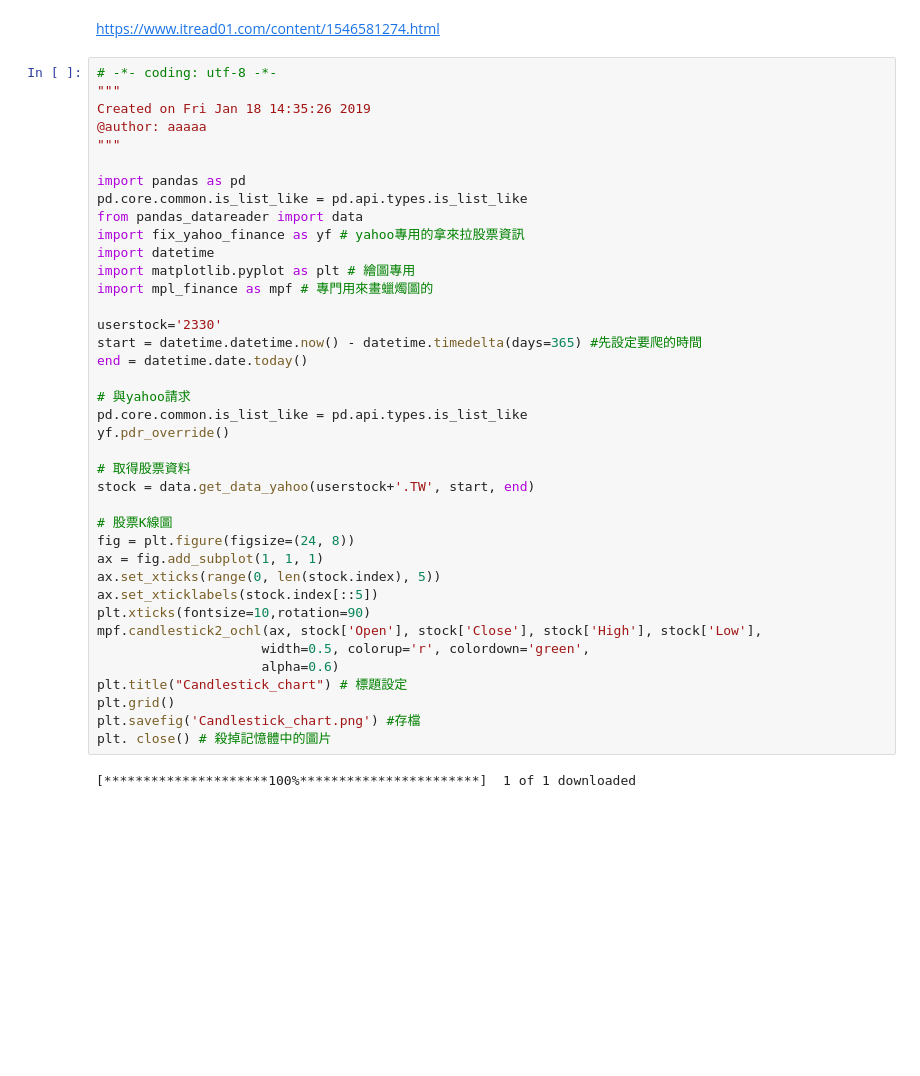
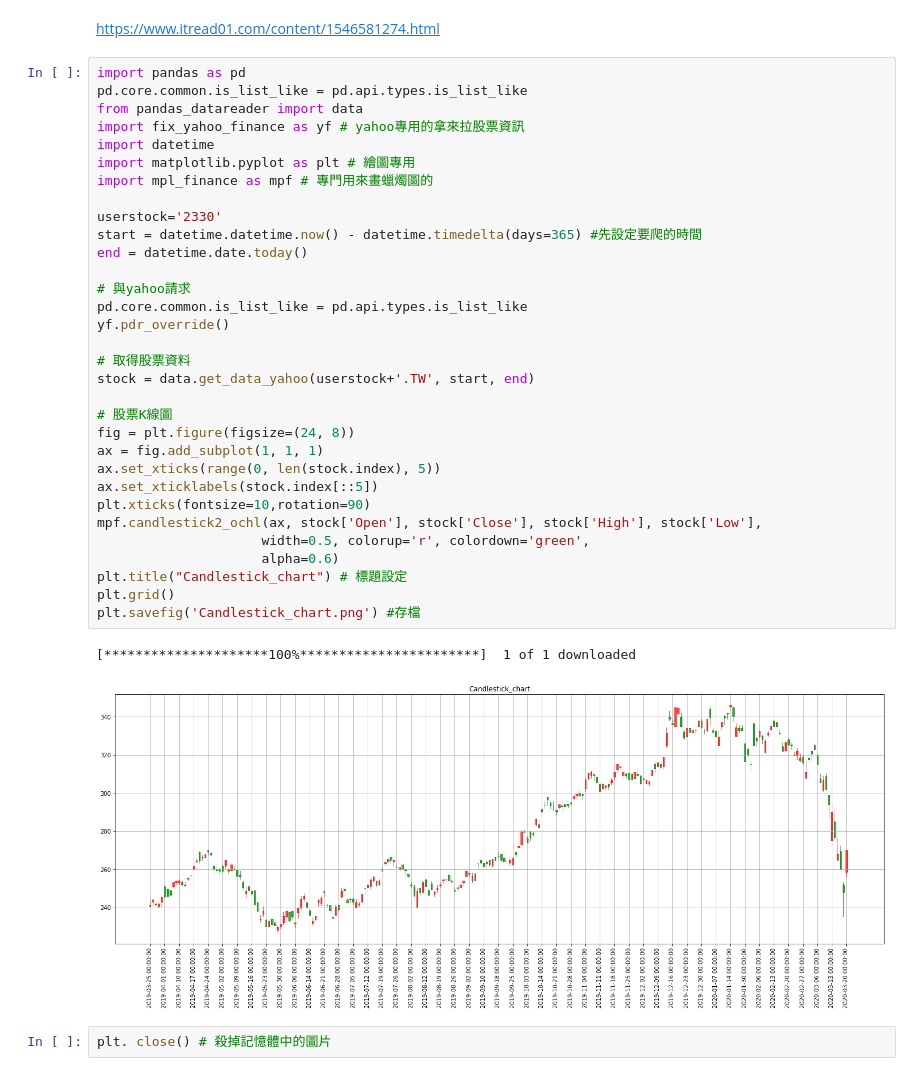
Before and after one commit to tewei0328/teach-pbl-book, a Jupyter notebook: 爬蟲_2330_存圖.ipynb, the cells around one changed output. Cells and saved outputs as stored; diff of their text form; blank space fills up the shorter version.

```diff
--- a/爬蟲_2330_存圖.ipynb
+++ b/爬蟲_2330_存圖.ipynb
@@ -18,43 +18,39 @@ Successfully installed mpl-finance-0.10.1
 # %% [markdown]
 https://www.itread01.com/content/1546581274.html
 # %%
-# -*- coding: utf-8 -*-
-"""
-Created on Fri Jan 18 14:35:26 2019
-@author: aaaaa
-"""
-
 import pandas as pd
 pd.core.common.is_list_like = pd.api.types.is_list_like
 from pandas_datareader import data
 import fix_yahoo_finance as yf # yahoo專用的拿來拉股票資訊
 import datetime
 import matplotlib.pyplot as plt # 繪圖專用
 import mpl_finance as mpf # 專門用來畫蠟燭圖的
 
 userstock='2330'
 start = datetime.datetime.now() - datetime.timedelta(days=365) #先設定要爬的時間
 end = datetime.date.today()
 
 # 與yahoo請求
 pd.core.common.is_list_like = pd.api.types.is_list_like
 yf.pdr_override()
 
 # 取得股票資料
 stock = data.get_data_yahoo(userstock+'.TW', start, end)
 
 # 股票K線圖
 fig = plt.figure(figsize=(24, 8))
 ax = fig.add_subplot(1, 1, 1)
 ax.set_xticks(range(0, len(stock.index), 5))
 ax.set_xticklabels(stock.index[::5])
 plt.xticks(fontsize=10,rotation=90)
 mpf.candlestick2_ochl(ax, stock['Open'], stock['Close'], stock['High'], stock['Low'],
                      width=0.5, colorup='r', colordown='green',
                      alpha=0.6)
 plt.title("Candlestick_chart") # 標題設定
 plt.grid()
 plt.savefig('Candlestick_chart.png') #存檔
-plt. close() # 殺掉記憶體中的圖片
 # %% [output]
 [*********************100%***********************]  1 of 1 downloaded
+[figure, added]
+# %%
+plt. close() # 殺掉記憶體中的圖片
```
Also changed, not shown: parts of 1 cell of this notebook.
